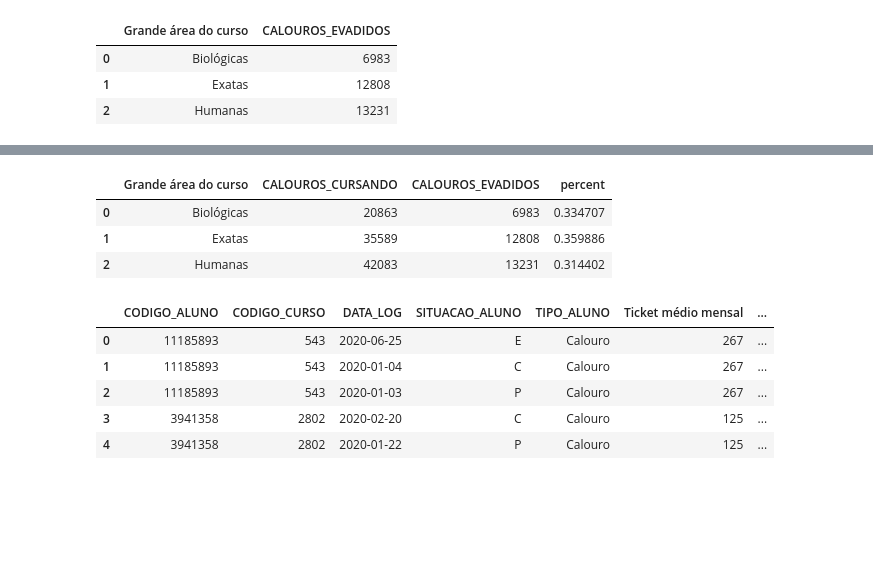
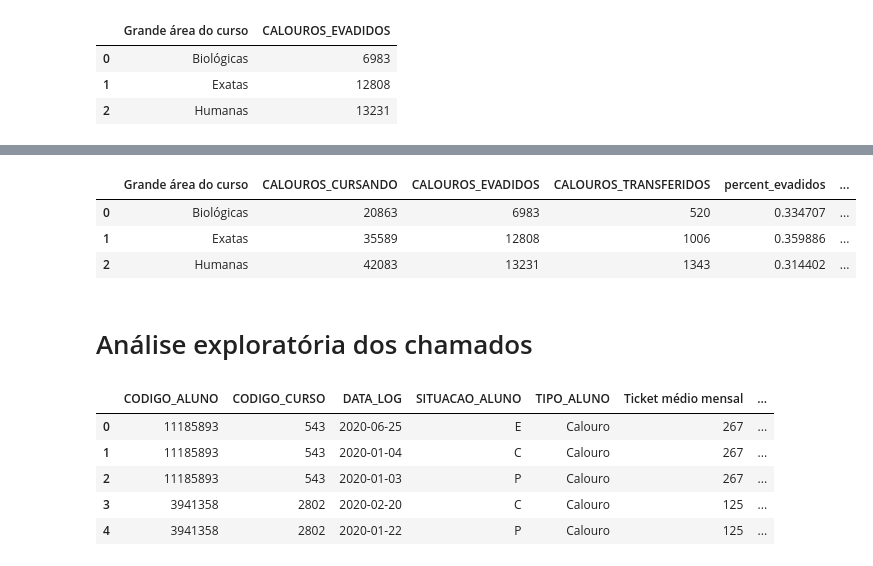
Before and after one commit to BrunoASNascimento/teste_kroton_covid_ds, a Jupyter notebook: kroton_covid_analysis.ipynb, the cells around one changed output, grey strips where cells are left out. Saved outputs shown, nothing was run; the diff lists cells and outputs as text; code cells hidden in the pictures; blank space fills up the shorter version.

```diff
--- a/kroton_covid_analysis.ipynb
+++ b/kroton_covid_analysis.ipynb
@@ -82,0 +110,6 @@ Date min in df_base_chamado 2020-01-01 03:20:41 and max 2020-07-02 02:59:13
+# %%
+df_base_calouros = df_base_calouros[df_base_calouros['DATA_LOG'] >= '2020-02-26']
+df_base_chamado = df_base_chamado[df_base_chamado['SYS_CREATED_ON'] >= '2020-02-26']
+
+print(f'df_base_chamado: {df_base_chamado.shape}')
+print(f'df_base_calouros: {df_base_calouros.shape}')
@@ -190,12 +279,12 @@ df_base_calouros_with_curso_cursando_total
 # %%
-df_base_calouros_with_curso_evadidos = df_base_calouros_with_curso[df_base_calouros_with_curso['SITUACAO_ALUNO'].isin(["E"])]
+# Filtro evadidos
+df_base_calouros_with_curso_evadidos = df_base_calouros_with_curso[df_base_calouros_with_curso['SITUACAO_ALUNO']=="E"]
 
+# Fitro dos alunos cursando
 calouros_cursando = df_base_calouros_with_curso_cursando['CODIGO_ALUNO'].drop_duplicates()
-
 df_base_calouros_with_curso_evadidos_cursando = df_base_calouros_with_curso_evadidos[df_base_calouros_with_curso_evadidos['CODIGO_ALUNO'].isin(calouros_cursando)]
 
-
-
+# Contagem dos alunos evadidos
 df_base_calouros_with_curso_evadidos_cursando_total = df_base_calouros_with_curso_evadidos_cursando.groupby(['Grande área do curso'],as_index=False)['CODIGO_ALUNO'].nunique().rename(columns={'CODIGO_ALUNO':'CALOUROS_EVADIDOS'})
 df_base_calouros_with_curso_evadidos_cursando_total
 # %% [output]
@@ -205,0 +297,10 @@ df_base_calouros_with_curso_evadidos_cursando_total
+# %%
+# Filtro transferidos
+df_base_calouros_with_curso_transferidos = df_base_calouros_with_curso[df_base_calouros_with_curso['SITUACAO_ALUNO'].isin(["T"])]
+
+# Fitro dos alunos cursando
+df_base_calouros_with_curso_transferidos_cursando = df_base_calouros_with_curso_transferidos[df_base_calouros_with_curso_transferidos['CODIGO_ALUNO'].isin(calouros_cursando)]
+
+# Contagem dos alunos transferidos
+df_base_calouros_with_curso_transferidos_cursando_total = df_base_calouros_with_curso_transferidos_cursando.groupby(['Grande área do curso'],as_index=False)['CODIGO_ALUNO'].nunique().rename(columns={'CODIGO_ALUNO':'CALOUROS_TRANSFERIDOS'})
+df_base_calouros_with_curso_transferidos_cursando_total
@@ -206,15 +316,25 @@ df_base_calouros_with_curso_evadidos_cursando_total
 # %%
+# Junção dos dados
 df_curso_resume = pd.merge(
     df_base_calouros_with_curso_cursando_total,
     df_base_calouros_with_curso_evadidos_cursando_total,
     how='left',
     on='Grande área do curso'
+).merge(
+    df_base_calouros_with_curso_transferidos_cursando_total,
+    how='left',
+    on='Grande área do curso'
     )
-df_curso_resume['percent'] = df_curso_resume['CALOUROS_EVADIDOS']/df_curso_resume['CALOUROS_CURSANDO']
+
+#  Proporção
+df_curso_resume['percent_evadidos'] = df_curso_resume['CALOUROS_EVADIDOS']/df_curso_resume['CALOUROS_CURSANDO']
+df_curso_resume['percent_transferidos'] = df_curso_resume['CALOUROS_TRANSFERIDOS']/df_curso_resume['CALOUROS_CURSANDO']
 df_curso_resume
 # %% [output]
-|  | Grande área do curso | CALOUROS_CURSANDO | CALOUROS_EVADIDOS | percent |
-| 0 | Biológicas | 20863 | 6983 | 0.334707 |
-| 1 | Exatas | 35589 | 12808 | 0.359886 |
-| 2 | Humanas | 42083 | 13231 | 0.314402 |
+|  | Grande área do curso | CALOUROS_CURSANDO | CALOUROS_EVADIDOS | CALOUROS_TRANSFERIDOS | percent_evadidos | ... |
+| 0 | Biológicas | 20863 | 6983 | 520 | 0.334707 | ... |
+| 1 | Exatas | 35589 | 12808 | 1006 | 0.359886 | ... |
+| 2 | Humanas | 42083 | 13231 | 1343 | 0.314402 | ... |
+# %% [markdown]
+# Análise exploratória dos chamados
 # %%
```
Also changed, not shown: parts of 49 cells of this notebook.
